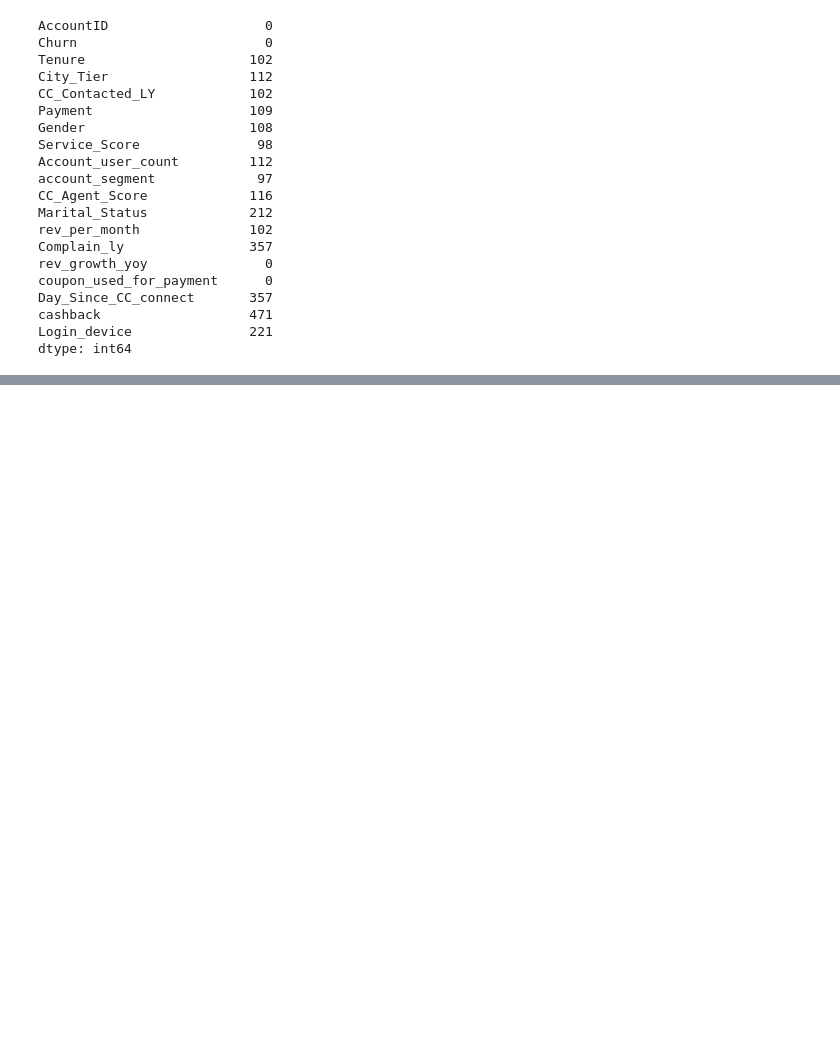
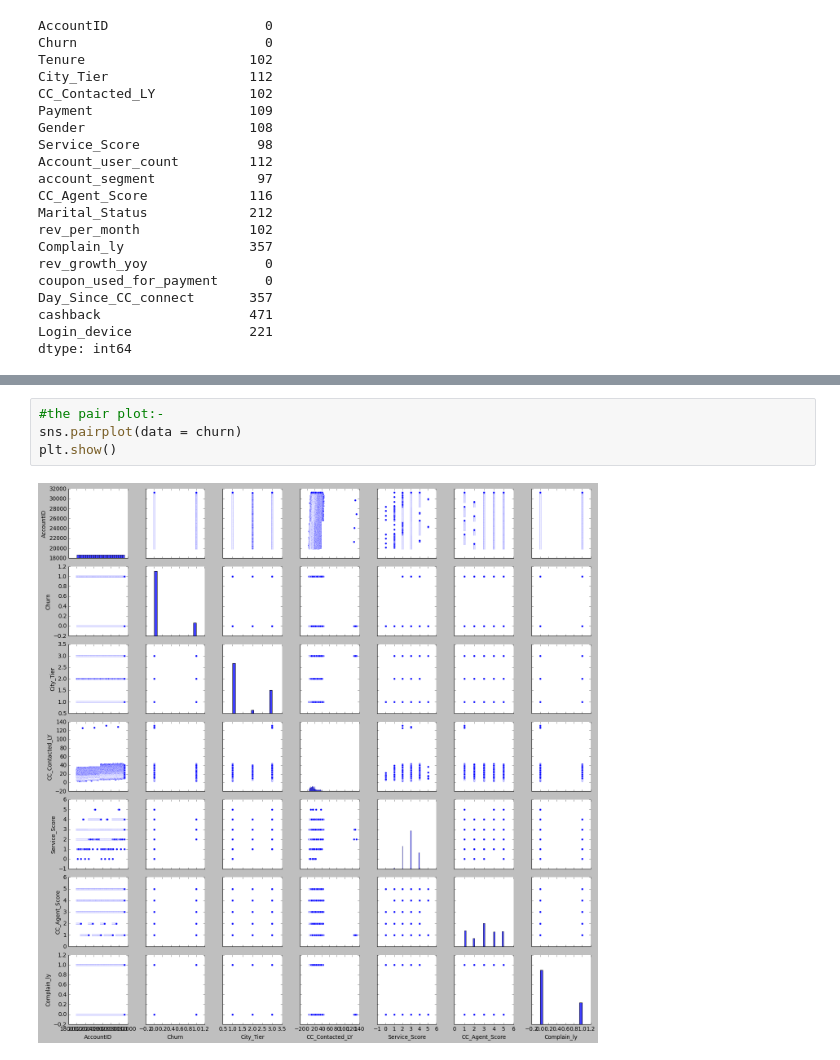
Before and after one commit to reshmahn/Projects, a Jupyter notebook: Capstone project_CustomerChurn_Note1_Jupyter notebook_July 2023 batch_DSBA.ipynb, the cells around one changed output, grey strips where cells are left out. Cells and saved outputs as stored; diff of their text form; blank space fills up the shorter version.

```diff
--- a/Capstone project_CustomerChurn_Note1_Jupyter notebook_July 2023 batch_DSBA.ipynb
+++ b/Capstone project_CustomerChurn_Note1_Jupyter notebook_July 2023 batch_DSBA.ipynb
@@ -175,0 +236,6 @@ dtype: int64
+# %%
+#the pair plot:-
+sns.pairplot(data = churn)
+plt.show()
+# %% [output]
+[figure, added]
```
Also changed, not shown: parts of 236 cells of this notebook.
